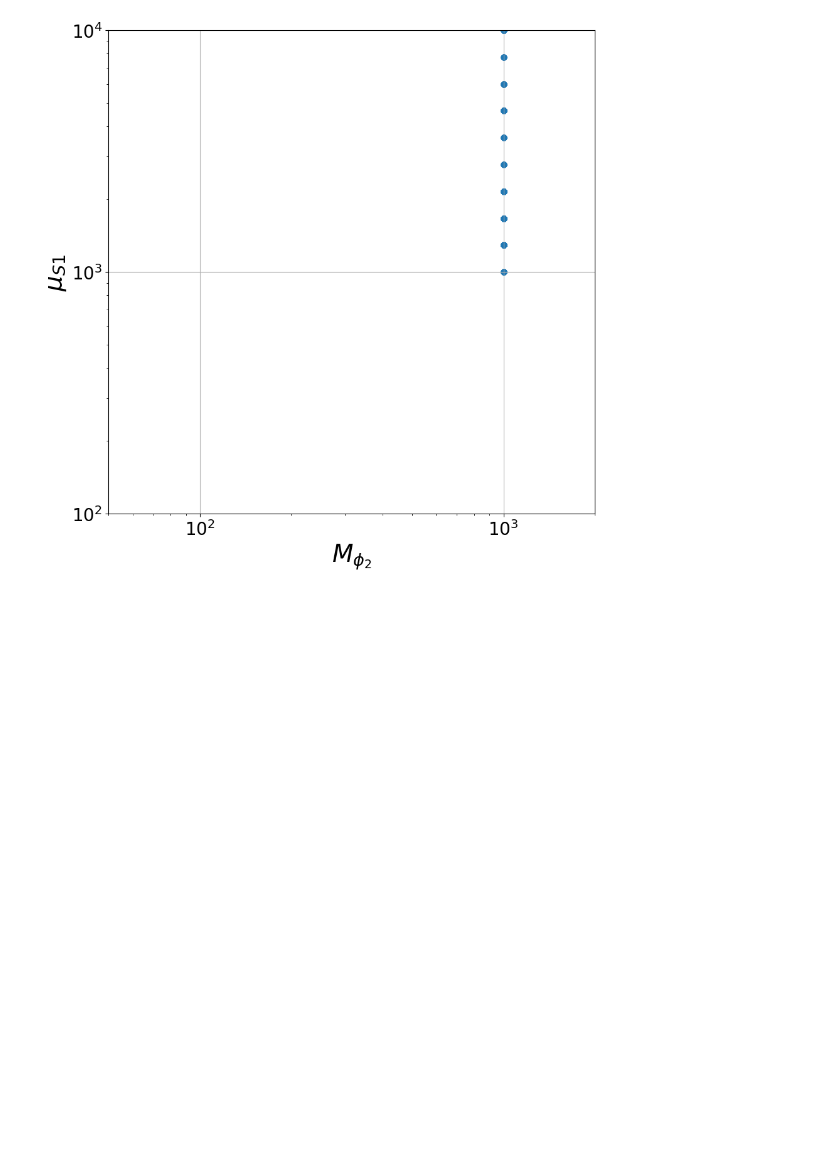
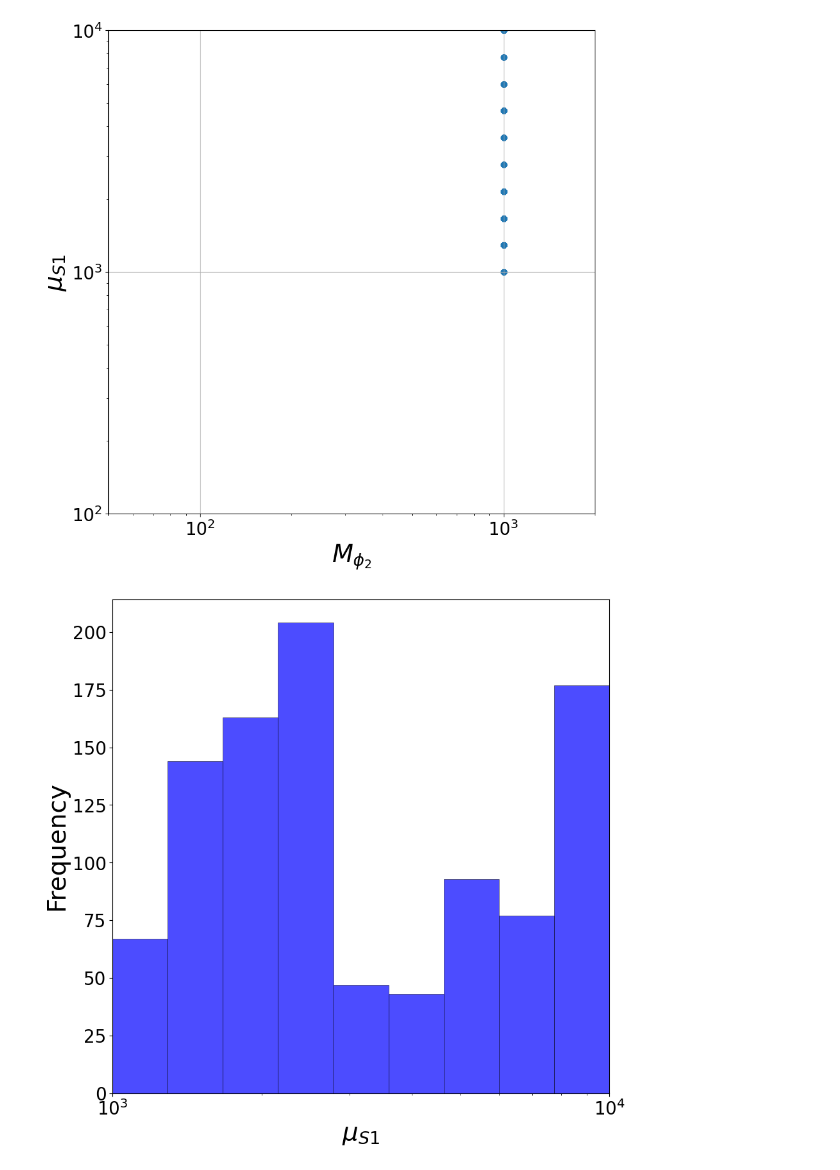
Before and after one commit to sgogoeg/tdg, a Jupyter notebook: Scripts/2SDMZ4/plots.ipynb, the cells around one changed output. Cells and saved outputs as stored; diff of their text form; code cells hidden in the pictures; blank space fills up the shorter version.

```diff
--- a/Scripts/2SDMZ4/plots.ipynb
+++ b/Scripts/2SDMZ4/plots.ipynb
@@ -79,3 +60,25 @@ plt.savefig("relicdensity.png")
 plt.show()
 # %% [output]
 [figure]
+# %%
+plt.figure(figsize=(10, 10))
+
+unique_values = np.unique(data_filtered[:, 7])
+
+plt.hist(data_filtered[:, 7], bins=unique_values, color='blue', alpha=0.7, edgecolor='black', linewidth=0.5)
+plt.xlabel(r"$\mu_{S1}$", size=28)
+plt.ylabel('Frequency', size=28)
+plt.grid()
+
+plt.xlim([1e3,1e4])
+
+plt.xticks(size=20)
+plt.yticks(size=20)
+plt.grid()
+
+plt.xscale('log')
+
+plt.savefig("histogram.png")
+plt.show()
+# %% [output]
+[figure, added]
```
Also changed, not shown: parts of 5 cells of this notebook, 9 other files.
